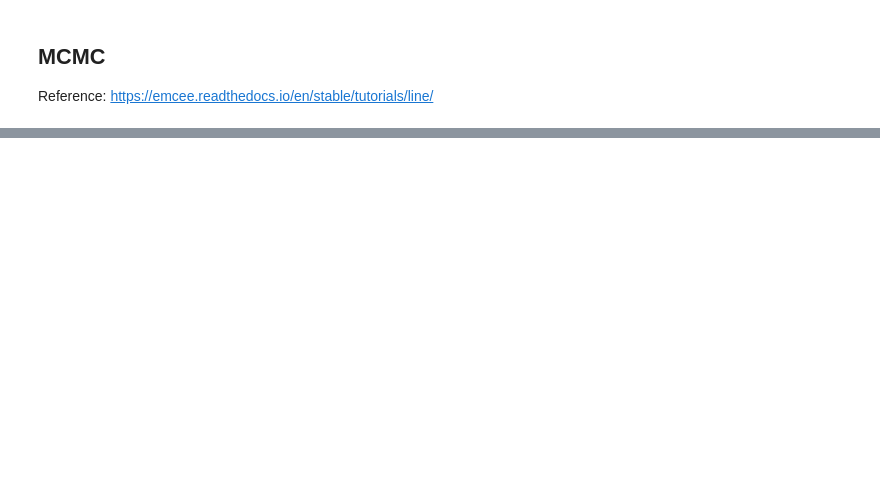
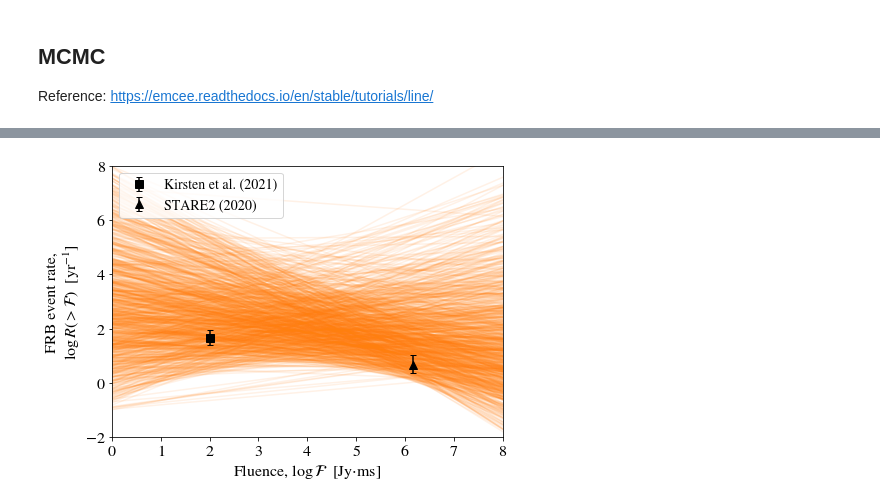
Before and after one commit to darbymccauley/Leuschner_FRB_Detection, a Jupyter notebook: rates_vs_fluence.ipynb, the cells around one changed output, grey strips where cells are left out. Cells and saved outputs as stored; diff of their text form; code cells hidden in the pictures; blank space fills up the shorter version.

```diff
--- a/rates_vs_fluence.ipynb
+++ b/rates_vs_fluence.ipynb
@@ -621,0 +668,22 @@ axes[-1].set_xlabel('step number');
+# %%
+x0 = np.linspace(0, 10, 500)
+
+plt.figure(figsize=(7,5))
+inds = np.random.randint(len(flat_samples), size=1000)
+for ind in inds:
+    sample = flat_samples[ind]
+    plt.plot(x0, np.dot(np.vander(x0, 2), sample[:2]), "C1", alpha=0.1)
+obs_labels = ['Kirsten et al. (2021)', 'STARE2 (2020)']
+obs_markers = ['s', '^']
+for i in range(2):
+    plt.errorbar(F_meds[i], R_meds[i], yerr=np.array([pm_err[i]]).T, color='k', capsize=3,
+                 marker=obs_markers[i], label=obs_labels[i], markersize=8, linestyle='None')
+# plt.plot(x0, m_true * x0 + b_true, "k", label="truth")
+plt.legend(fontsize=14, loc='upper left')
+plt.xlim(0, 8)
+plt.ylim(-2, 8)
+plt.xlabel('Fluence, $\mathcal{\log{F}}$  [Jy$\cdot$ms]')
+plt.ylabel('FRB event rate,\n$\log{R(>\mathcal{F}}$)  [yr$^{-1}$]')
+plt.show()
+# %% [output]
+[figure, added]
```
Also changed, not shown: parts of 32 cells of this notebook, 1 other file.
